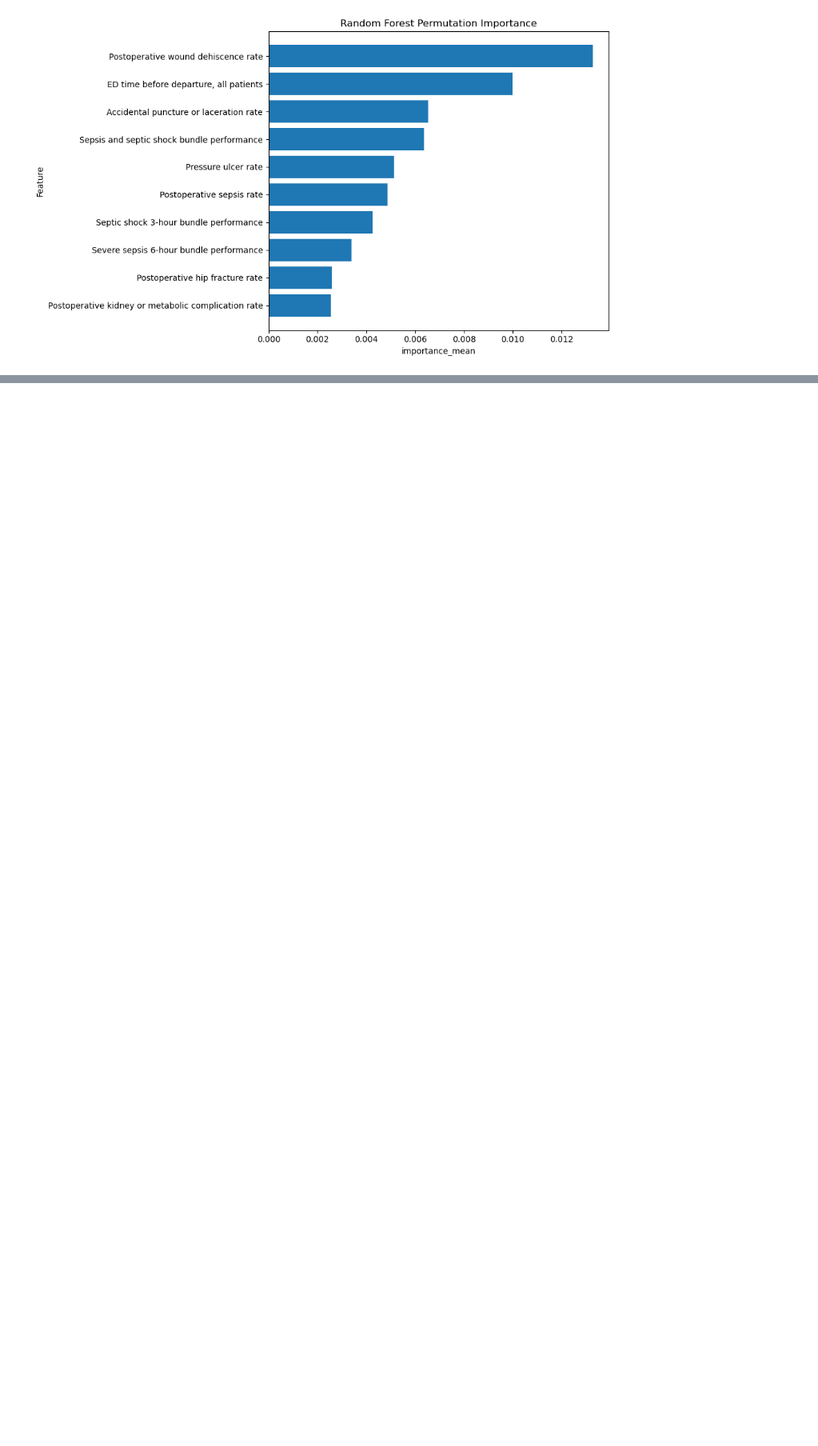
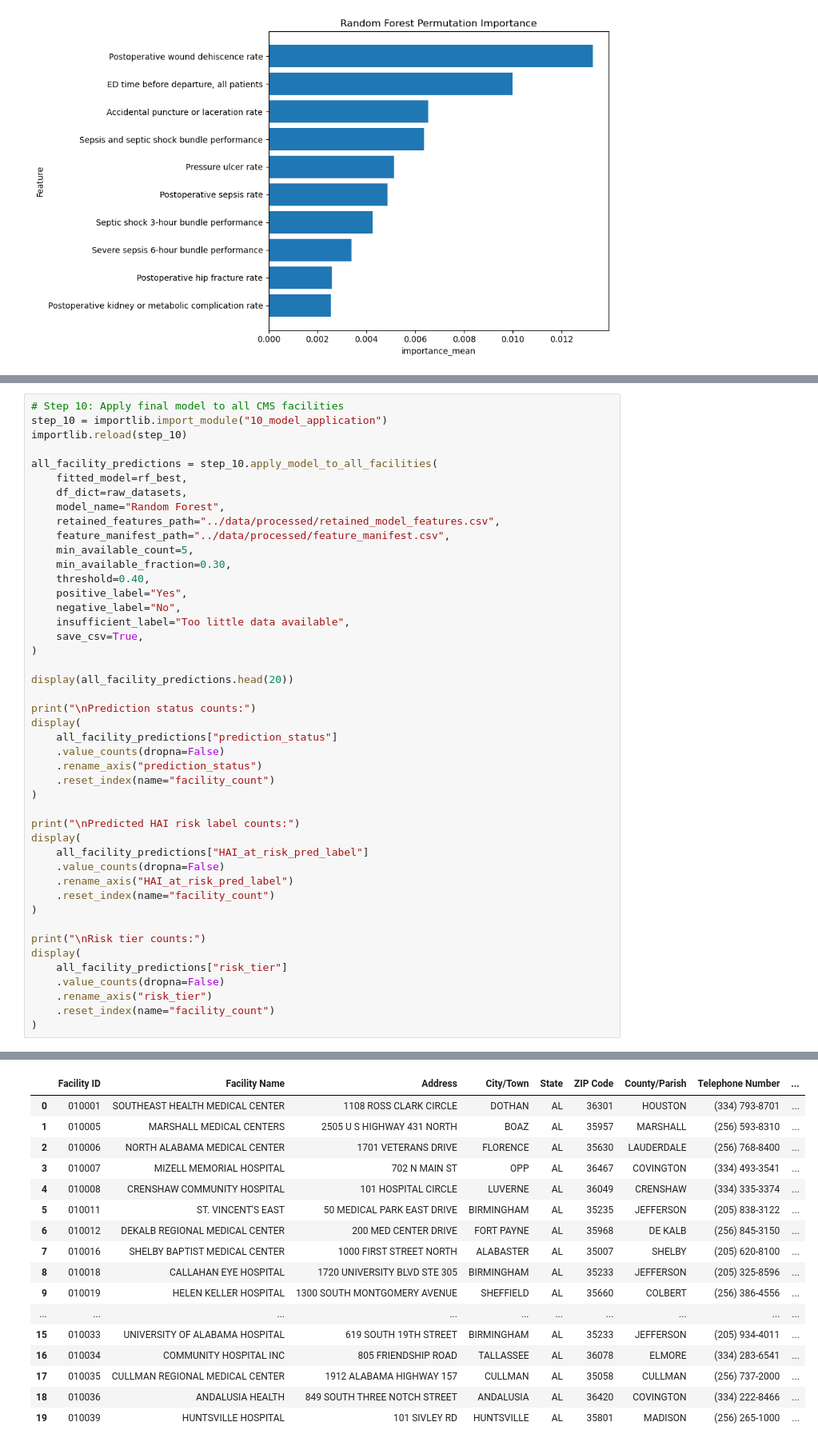
Before and after one commit to Rjashby1/cms-hai-risk-prediction, a Jupyter notebook: code/main_pipeline.ipynb, the cells around one changed output, grey strips where cells are left out. Shown at 80% size. Saved outputs shown, nothing was run; the diff lists cells and outputs as text; blank space fills up the shorter version.

Commit message:
added model application for use in dashboard development.

```diff
--- a/code/main_pipeline.ipynb
+++ b/code/main_pipeline.ipynb
@@ -1097,0 +1095,46 @@ target audience is hospital leadership
+# %%
+# Step 10: Apply final model to all CMS facilities
+step_10 = importlib.import_module("10_model_application")
+importlib.reload(step_10)
+
+all_facility_predictions = step_10.apply_model_to_all_facilities(
+    fitted_model=rf_best,
+    df_dict=raw_datasets,
+    model_name="Random Forest",
+    retained_features_path="../data/processed/retained_model_features.csv",
+    feature_manifest_path="../data/processed/feature_manifest.csv",
+    min_available_count=5,
+    min_available_fraction=0.30,
+    threshold=0.40,
+    positive_label="Yes",
+    negative_label="No",
+    insufficient_label="Too little data available",
+    save_csv=True,
+)
+
+display(all_facility_predictions.head(20))
+
+print("\nPrediction status counts:")
+display(
+    all_facility_predictions["prediction_status"]
+    .value_counts(dropna=False)
+    .rename_axis("prediction_status")
+    .reset_index(name="facility_count")
+)
+
+print("\nPredicted HAI risk label counts:")
+display(
+    all_facility_predictions["HAI_at_risk_pred_label"]
+    .value_counts(dropna=False)
+    .rename_axis("HAI_at_risk_pred_label")
+    .reset_index(name="facility_count")
+)
+
+print("\nRisk tier counts:")
+display(
+    all_facility_predictions["risk_tier"]
+    .value_counts(dropna=False)
+    .rename_axis("risk_tier")
+    .reset_index(name="facility_count")
+)
+# %% [output]
@@ -1097,0 +1155,17 @@ target audience is hospital leadership
+|  | Facility ID | Facility Name | Address | City/Town | State | ZIP Code | County/Parish | Telephone Number | ... |
+| 0 | 010001 | SOUTHEAST HEALTH MEDICAL CENTER | 1108 ROSS CLARK CIRCLE | DOTHAN | AL | 36301 | HOUSTON | (334) 793-8701 | ... |
+| 1 | 010005 | MARSHALL MEDICAL CENTERS | 2505 U S HIGHWAY 431 NORTH | BOAZ | AL | 35957 | MARSHALL | (256) 593-8310 | ... |
+| 2 | 010006 | NORTH ALABAMA MEDICAL CENTER | 1701 VETERANS DRIVE | FLORENCE | AL | 35630 | LAUDERDALE | (256) 768-8400 | ... |
+| 3 | 010007 | MIZELL MEMORIAL HOSPITAL | 702 N MAIN ST | OPP | AL | 36467 | COVINGTON | (334) 493-3541 | ... |
+| 4 | 010008 | CRENSHAW COMMUNITY HOSPITAL | 101 HOSPITAL CIRCLE | LUVERNE | AL | 36049 | CRENSHAW | (334) 335-3374 | ... |
+| 5 | 010011 | ST. VINCENT'S EAST | 50 MEDICAL PARK EAST DRIVE | BIRMINGHAM | AL | 35235 | JEFFERSON | (205) 838-3122 | ... |
+| 6 | 010012 | DEKALB REGIONAL MEDICAL CENTER | 200 MED CENTER DRIVE | FORT PAYNE | AL | 35968 | DE KALB | (256) 845-3150 | ... |
+| 7 | 010016 | SHELBY BAPTIST MEDICAL CENTER | 1000 FIRST STREET NORTH | ALABASTER | AL | 35007 | SHELBY | (205) 620-8100 | ... |
+| 8 | 010018 | CALLAHAN EYE HOSPITAL | 1720 UNIVERSITY BLVD STE 305 | BIRMINGHAM | AL | 35233 | JEFFERSON | (205) 325-8596 | ... |
+| 9 | 010019 | HELEN KELLER HOSPITAL | 1300 SOUTH MONTGOMERY AVENUE | SHEFFIELD | AL | 35660 | COLBERT | (256) 386-4556 | ... |
+| ... | ... | ... | ... | ... | ... | ... | ... | ... | ... |
+| 15 | 010033 | UNIVERSITY OF ALABAMA HOSPITAL | 619 SOUTH 19TH STREET | BIRMINGHAM | AL | 35233 | JEFFERSON | (205) 934-4011 | ... |
+| 16 | 010034 | COMMUNITY HOSPITAL INC | 805 FRIENDSHIP ROAD | TALLASSEE | AL | 36078 | ELMORE | (334) 283-6541 | ... |
+| 17 | 010035 | CULLMAN REGIONAL MEDICAL CENTER | 1912 ALABAMA HIGHWAY 157 | CULLMAN | AL | 35058 | CULLMAN | (256) 737-2000 | ... |
+| 18 | 010036 | ANDALUSIA HEALTH | 849 SOUTH THREE NOTCH STREET | ANDALUSIA | AL | 36420 | COVINGTON | (334) 222-8466 | ... |
+| 19 | 010039 | HUNTSVILLE HOSPITAL | 101 SIVLEY RD | HUNTSVILLE | AL | 35801 | MADISON | (256) 265-1000 | ... |
```
Also changed, not shown: parts of 6 cells of this notebook, 1 other file.
